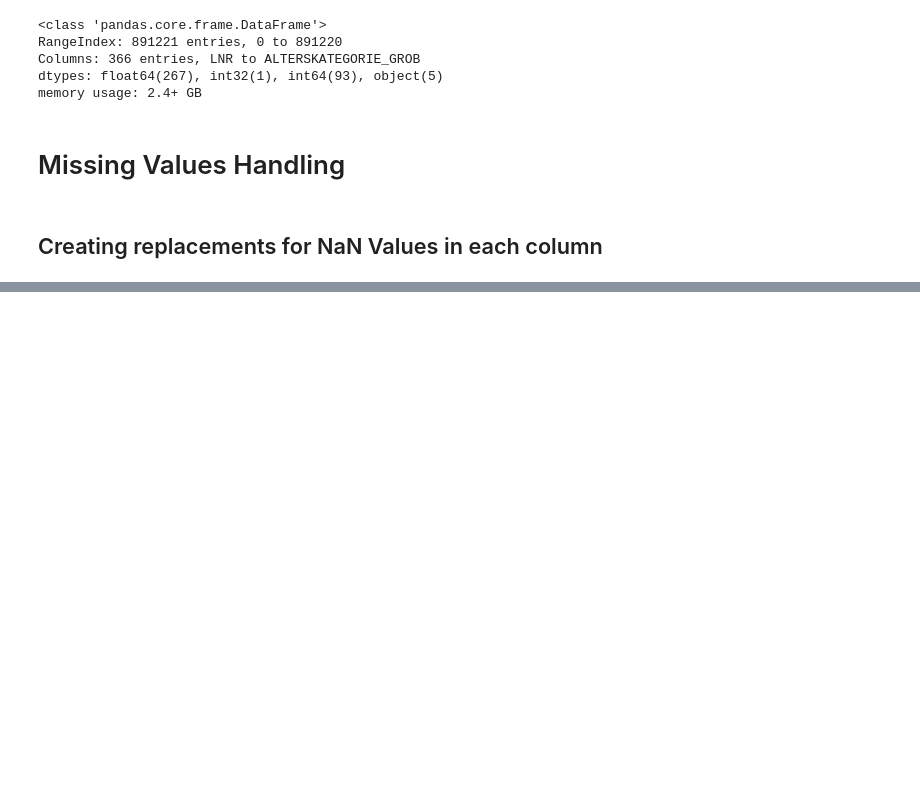
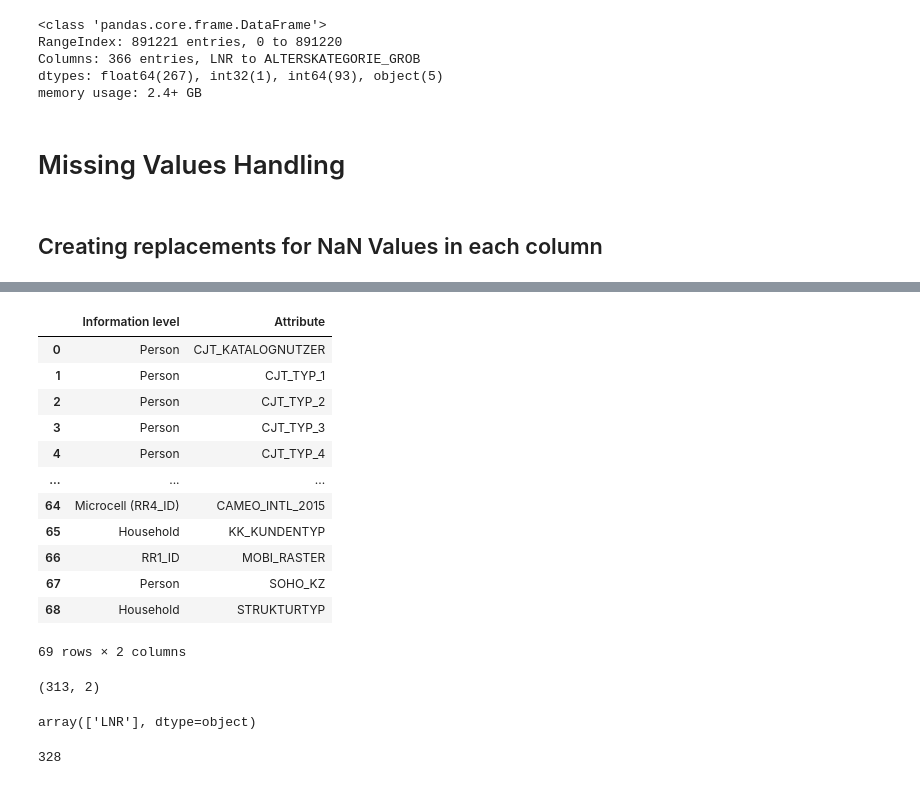
Before and after one commit to bglucca/ArvatoCustomerSegmentation, a Jupyter notebook: 01_eda_segmentation.ipynb, the cells around one changed output, grey strips where cells are left out. Cells and saved outputs as stored; diff of their text form; code cells hidden in the pictures; blank space fills up the shorter version.

```diff
--- a/01_eda_segmentation.ipynb
+++ b/01_eda_segmentation.ipynb
@@ -149,0 +305,2 @@ Using Pandas profiling-report on a random sample of the German population
+# %%
+diff_cols_remainder = pd.read_csv('data/trusted/unaccounted_cols.csv', sep = ';')
@@ -149,0 +328,27 @@ Using Pandas profiling-report on a random sample of the German population
+# %%
+cols_to_keep_list = list(zip(diff_cols_remainder[diff_cols_remainder['information'] != 'UNDOCUMENTED']['information'],
+                         diff_cols_remainder[diff_cols_remainder['information'] != 'UNDOCUMENTED']['col_name']))
+# %%
+new_rows.extend(cols_to_keep_list)
+# %%
+new_rows_frame = pd.DataFrame(new_rows, columns= ['Information level', 'Attribute'])
+# %%
+new_rows_frame
+# %% [output]
+|  | Information level | Attribute |
+| 0 | Person | CJT_KATALOGNUTZER |
+| 1 | Person | CJT_TYP_1 |
+| 2 | Person | CJT_TYP_2 |
+| 3 | Person | CJT_TYP_3 |
+| 4 | Person | CJT_TYP_4 |
+| ... | ... | ... |
+| 64 | Microcell (RR4_ID) | CAMEO_INTL_2015 |
+| 65 | Household | KK_KUNDENTYP |
+| 66 | RR1_ID | MOBI_RASTER |
+| 67 | Person | SOHO_KZ |
+| 68 | Household | STRUKTURTYP |
+69 rows × 2 columns
+# %%
+att_info.shape
+# %% [output]
+(313, 2)
@@ -149,0 +357,5 @@ Using Pandas profiling-report on a random sample of the German population
+# %%
+# Are the columns in the census table contained in the informations table?
+np.setdiff1d(census.columns, att_info_updated['Attribute'])
+# %% [output]
+array(['LNR'], dtype=object)
@@ -149,0 +364,4 @@ Using Pandas profiling-report on a random sample of the German population
+# %%
+len(class_census_cols)
+# %% [output]
+328
```
Also changed, not shown: parts of 74 cells of this notebook.
